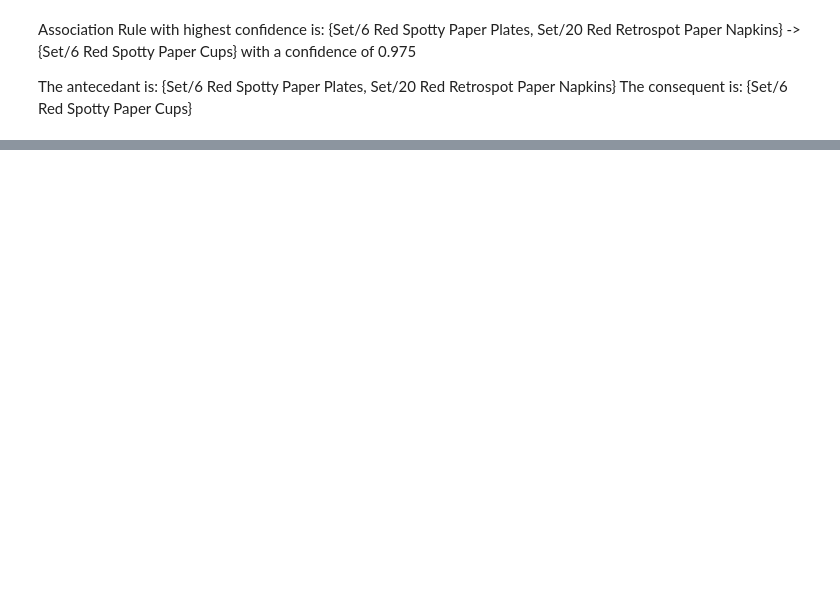
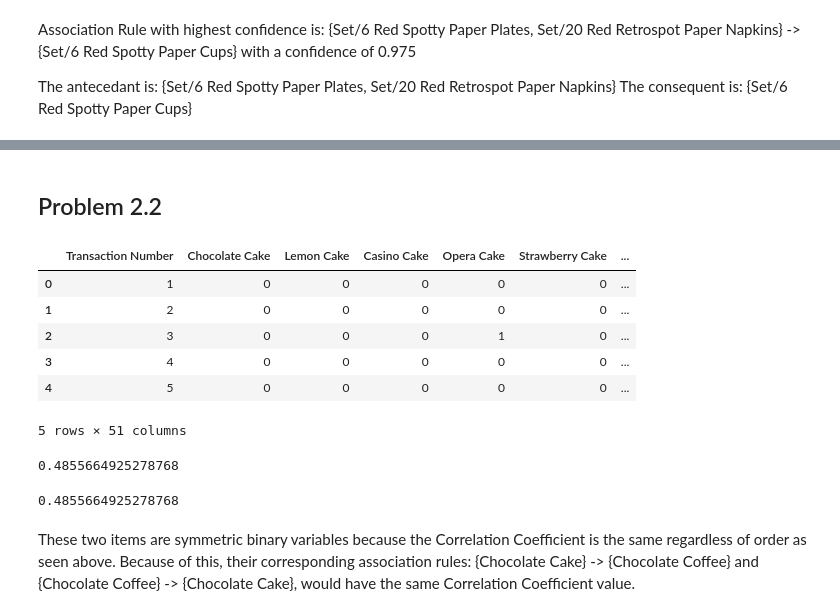
Before and after one commit to dbuts/DataMiningHW3, a Jupyter notebook: Homework_3.ipynb, the cells around one changed output, grey strips where cells are left out. Drawn from its saved outputs; the diff is of its cells as text; code cells hidden in the pictures; blank space fills up the shorter version.

```diff
--- a/Homework_3.ipynb
+++ b/Homework_3.ipynb
@@ -491,0 +496,31 @@ We see that the Association Rule with greatest confidence is not the same as the
+# %% [markdown]
+## Problem 2.2
+# %%
+import math
+import numpy as np
+import pandas as pd
+from sklearn.metrics import matthews_corrcoef
+
+bakery_df = pd.read_csv("./data/75000-out2-binary.csv")
+# %%
+bakery_df.head()
+# %% [output]
+|  | Transaction Number | Chocolate Cake | Lemon Cake | Casino Cake | Opera Cake | Strawberry Cake | ... |
+| 0 | 1 | 0 | 0 | 0 | 0 | 0 | ... |
+| 1 | 2 | 0 | 0 | 0 | 0 | 0 | ... |
+| 2 | 3 | 0 | 0 | 0 | 1 | 0 | ... |
+| 3 | 4 | 0 | 0 | 0 | 0 | 0 | ... |
+| 4 | 5 | 0 | 0 | 0 | 0 | 0 | ... |
+5 rows × 51 columns
+# %%
+matthews_corrcoef(bakery_df['Chocolate Cake'],
+                  bakery_df['Chocolate Coffee'])
+# %% [output]
+0.4855664925278768
+# %%
+matthews_corrcoef(bakery_df['Chocolate Coffee'],
+                  bakery_df['Chocolate Cake'])
+# %% [output]
+0.4855664925278768
+# %% [markdown]
+These two items are symmetric binary variables because the Correlation Coefficient is the same regardless of order as seen above. Because of this, their corresponding association rules: {Chocolate Cake} -> {Chocolate Coffee} and {Chocolate Coffee} -> {Chocolate Cake}, would have the same Correlation Coefficient value.
```
Also changed, not shown: parts of 4 cells of this notebook, 1 other file.
